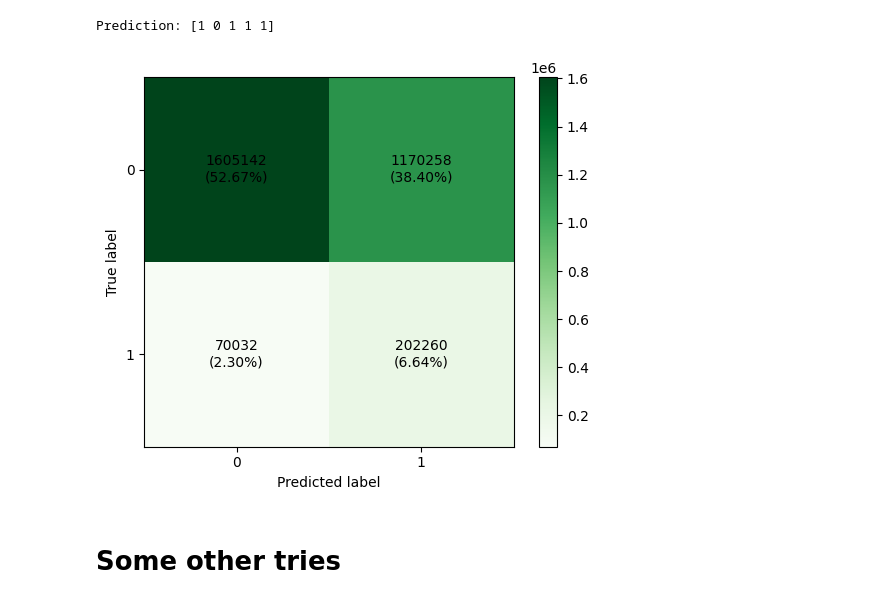
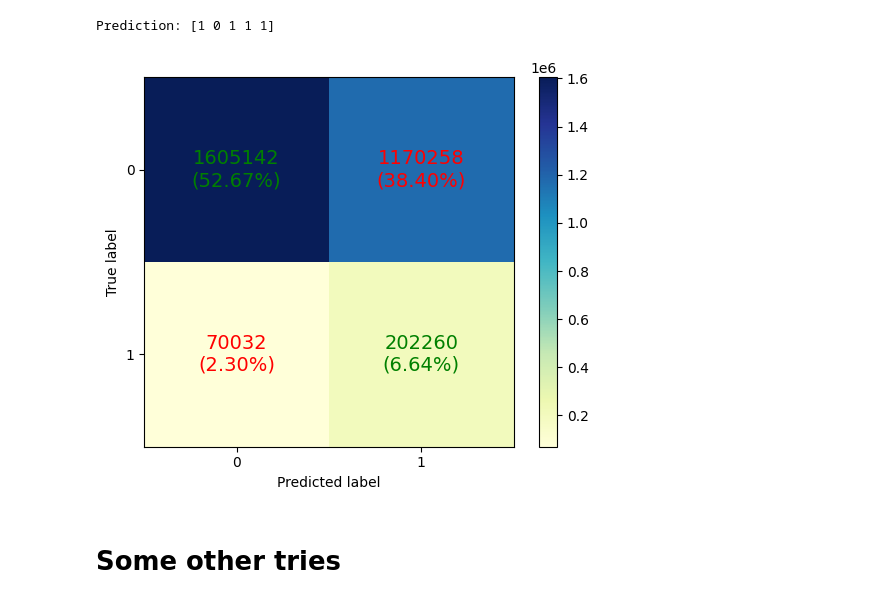
Before and after one commit to reza370/ML_group_project, a Jupyter notebook: accidents_models_Reza.ipynb, the cells around one changed output. Drawn from its saved outputs; the diff is of its cells as text; code cells hidden in the pictures.

```diff
--- a/accidents_models.ipynb
+++ b/accidents_models_Reza.ipynb
@@ -335,25 +337,32 @@ yhat_for_all = loaded_rf_model.predict(X)
 # %%
 #this is confusion matrix for all sub_accidents data
 
 cm = confusion_matrix(Y["Severity_new"], yhat_for_all)
 cmp = ConfusionMatrixDisplay(cm, display_labels=[0, 1])
 
+# Plot the confusion matrix with count and percentage values
 fig, ax = plt.subplots()
-cmp.plot(ax=ax, cmap=plt.cm.Greens)
+cmp.plot(ax=ax, cmap=plt.cm.YlGnBu)
+
+# Clear the previous text
 for text in ax.texts:
     text.set_text("")
 
-# Display integers in each cell
+# Calculate percentages and display both count and percentage
 total_samples = cm.sum()
 for i in range(cm.shape[0]):
     for j in range(cm.shape[1]):
         count = cm[i, j]
         percentage = count / total_samples * 100
         text = f"{count}\n({percentage:.2f}%)"
-        ax.text(j, i, text, ha='center', va='center', color='black')
+
+        # Set color based on diagonal or off-diagonal
+        color = 'green' if i == j else 'red'
+
+        ax.text(j, i, text, ha='center', va='center', color=color, size=14)
 plt.show()
 # %% [output]
-[figure, old version]
+[figure, new version]
 # %% [markdown]
 # Some other tries
 # %%
```
Also changed, not shown: parts of 3 cells of this notebook, 2 other files.
